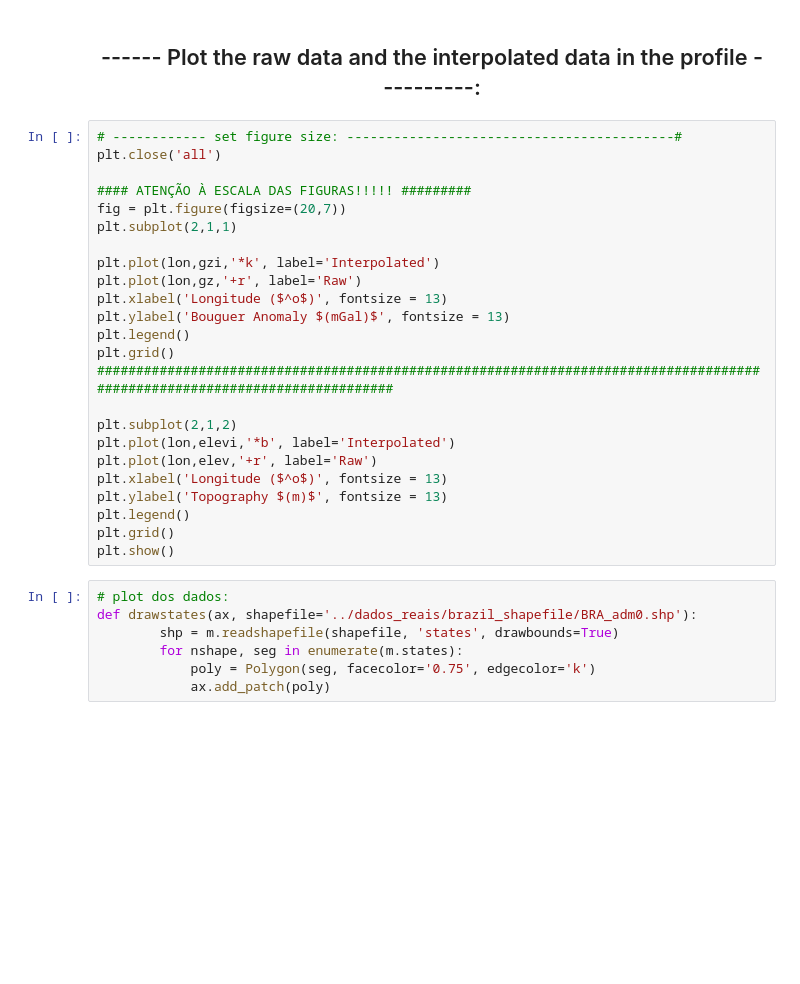
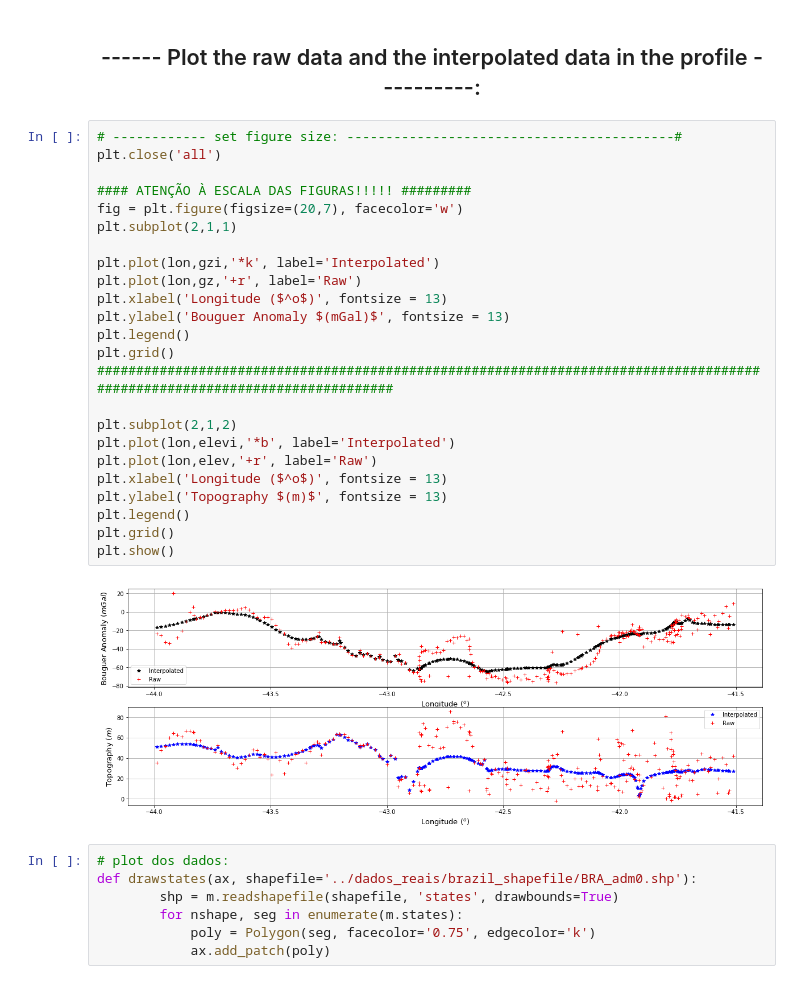
Before and after one commit to MathewsAndrade/Mathews_codes, a Jupyter notebook: data_barreirinhas2.ipynb, the cells around one changed output. Cells and saved outputs as stored; diff of their text form; blank space fills up the shorter version.

```diff
--- a/data_barreirinhas2.ipynb
+++ b/data_barreirinhas2.ipynb
@@ -154,27 +207,29 @@ elevi = inv_power_dist(lon, lat, elev, lon, y, 2.0)
 # %%
 # ------------ set figure size: ------------------------------------------#
 plt.close('all')
 
 #### ATENÇÃO À ESCALA DAS FIGURAS!!!!! #########
-fig = plt.figure(figsize=(20,7))
+fig = plt.figure(figsize=(20,7), facecolor='w')
 plt.subplot(2,1,1)
 
 plt.plot(lon,gzi,'*k', label='Interpolated')
 plt.plot(lon,gz,'+r', label='Raw')
 plt.xlabel('Longitude ($^o$)', fontsize = 13)
 plt.ylabel('Bouguer Anomaly $(mGal)$', fontsize = 13)
 plt.legend()
 plt.grid()
 ###########################################################################################################################
 
 plt.subplot(2,1,2)
 plt.plot(lon,elevi,'*b', label='Interpolated')
 plt.plot(lon,elev,'+r', label='Raw')
 plt.xlabel('Longitude ($^o$)', fontsize = 13)
 plt.ylabel('Topography $(m)$', fontsize = 13)
 plt.legend()
 plt.grid()
 plt.show()
+# %% [output]
+[figure, added]
 # %%
 # plot dos dados:
 def drawstates(ax, shapefile='../dados_reais/brazil_shapefile/BRA_adm0.shp'):
```
Also changed, not shown: parts of 12 cells of this notebook.
